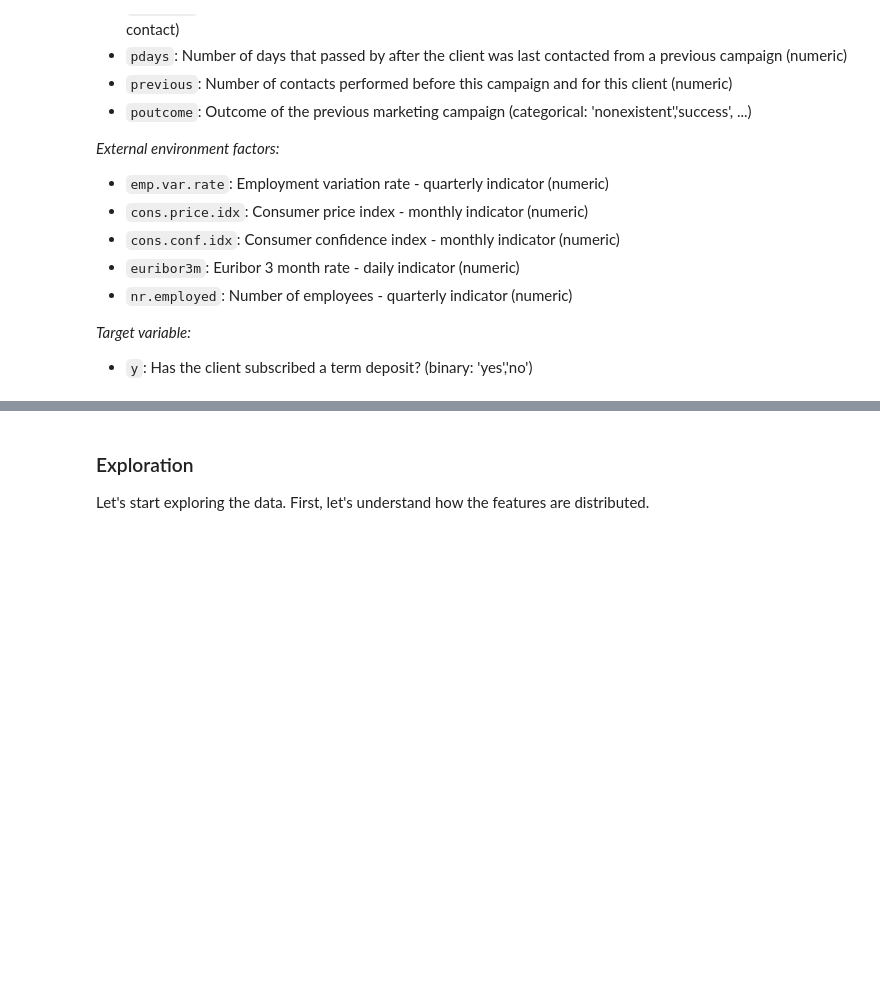
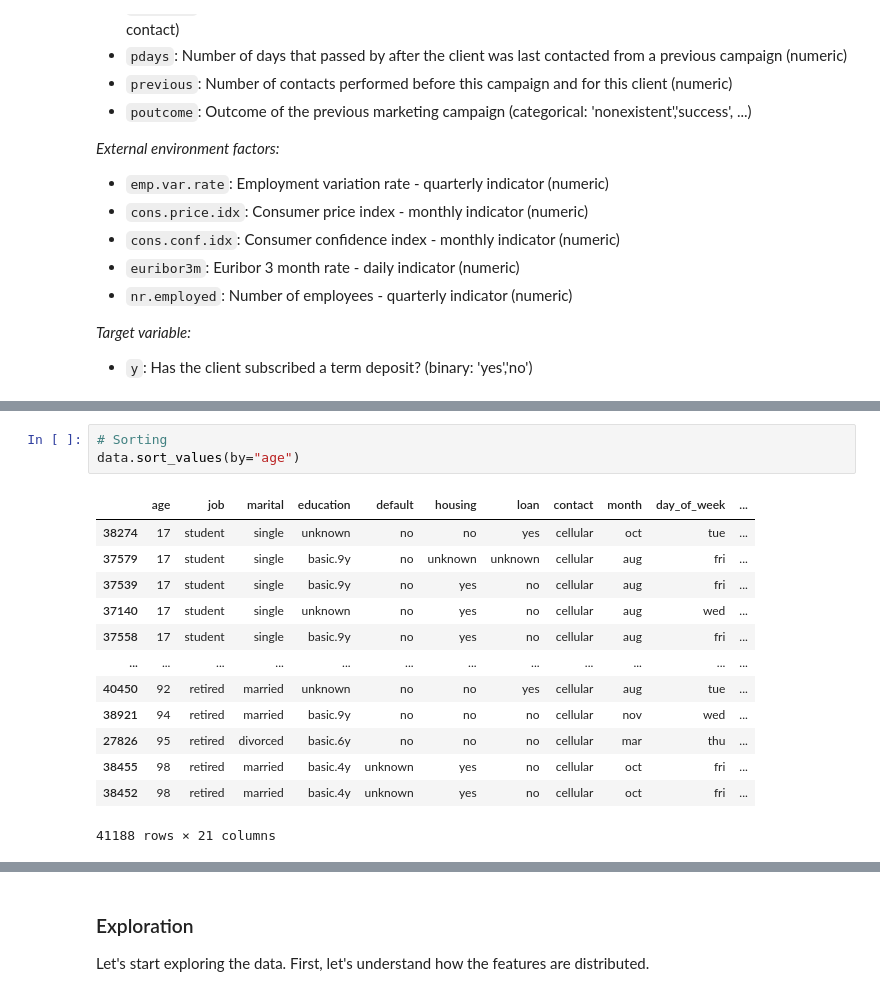
Before and after one commit to johanneslanger/ml-immersion-day, a Jupyter notebook: 01-Lab-Data-Prep-with-Pandas.ipynb, the cells around one changed output, grey strips where cells are left out. Cells and saved outputs as stored; diff of their text form; blank space fills up the shorter version.

```diff
--- a/01-Lab-Data-Prep-with-Pandas.ipynb
+++ b/01-Lab-Data-Prep-with-Pandas.ipynb
@@ -137,0 +185,17 @@ _**Specifics on each of the features:**_
+# %%
+# Sorting
+data.sort_values(by="age")
+# %% [output]
+|  | age | job | marital | education | default | housing | loan | contact | month | day_of_week | ... |
+| 38274 | 17 | student | single | unknown | no | no | yes | cellular | oct | tue | ... |
+| 37579 | 17 | student | single | basic.9y | no | unknown | unknown | cellular | aug | fri | ... |
+| 37539 | 17 | student | single | basic.9y | no | yes | no | cellular | aug | fri | ... |
+| 37140 | 17 | student | single | unknown | no | yes | no | cellular | aug | wed | ... |
+| 37558 | 17 | student | single | basic.9y | no | yes | no | cellular | aug | fri | ... |
+| ... | ... | ... | ... | ... | ... | ... | ... | ... | ... | ... | ... |
+| 40450 | 92 | retired | married | unknown | no | no | yes | cellular | aug | tue | ... |
+| 38921 | 94 | retired | married | basic.9y | no | no | no | cellular | nov | wed | ... |
+| 27826 | 95 | retired | divorced | basic.6y | no | no | no | cellular | mar | thu | ... |
+| 38455 | 98 | retired | married | basic.4y | unknown | yes | no | cellular | oct | fri | ... |
+| 38452 | 98 | retired | married | basic.4y | unknown | yes | no | cellular | oct | fri | ... |
+41188 rows × 21 columns
```
Also changed, not shown: parts of 45 cells of this notebook, 1 other file.
